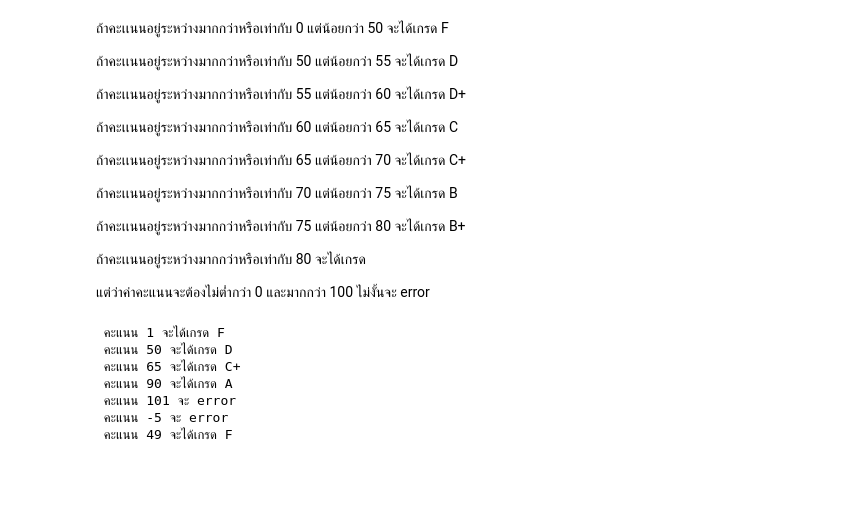
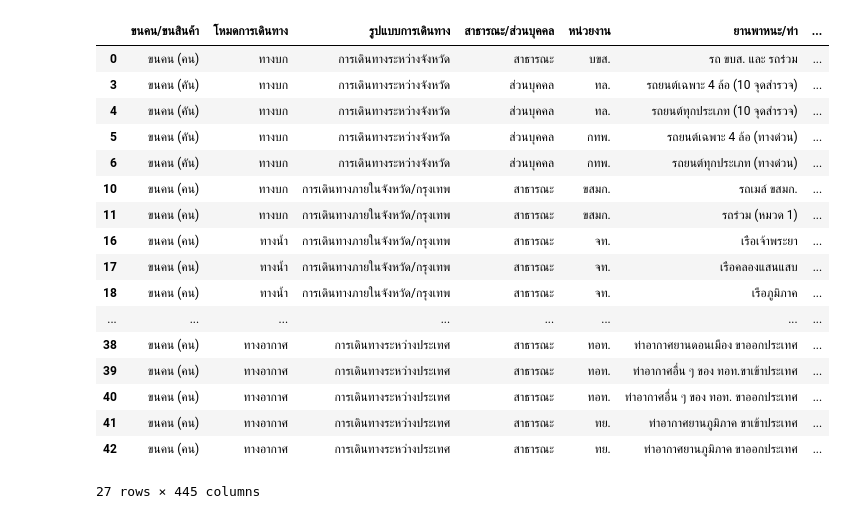
Before and after one commit to jiriyaporn/data_viz, a Jupyter notebook: Untitled11.ipynb, the cells around one changed output. Drawn from its saved outputs; the diff is of its cells as text; code cells hidden in the pictures; blank space fills up the shorter version.

```diff
--- a/Untitled11.ipynb
+++ b/Untitled11.ipynb
@@ -12,18 +2,0 @@
-# %% [markdown]
-ถ้าคะเเนนอยู่ระหว่างมากกว่าหรือเท่ากับ   0 แต่น้อยกว่า 50 จะได้เกรด F
-
-ถ้าคะเเนนอยู่ระหว่างมากกว่าหรือเท่ากับ 50 แต่น้อยกว่า 55 จะได้เกรด D
-
-ถ้าคะเเนนอยู่ระหว่างมากกว่าหรือเท่ากับ 55 แต่น้อยกว่า 60 จะได้เกรด D+
-
-ถ้าคะเเนนอยู่ระหว่างมากกว่าหรือเท่ากับ 60 แต่น้อยกว่า 65 จะได้เกรด C
-
-ถ้าคะเเนนอยู่ระหว่างมากกว่าหรือเท่ากับ 65 แต่น้อยกว่า 70 จะได้เกรด C+
-
-ถ้าคะเเนนอยู่ระหว่างมากกว่าหรือเท่ากับ 70 แต่น้อยกว่า 75 จะได้เกรด B
-
-ถ้าคะเเนนอยู่ระหว่างมากกว่าหรือเท่ากับ 75 แต่น้อยกว่า 80 จะได้เกรด B+
-
-ถ้าคะเเนนอยู่ระหว่างมากกว่าหรือเท่ากับ 80  จะได้เกรด
-
-แต่ว่าค่าคะแนนจะต้องไม่ต่ำกว่า 0 และมากกว่า 100 ไม่งั้นจะ error
@@ -54,11 +2,0 @@ def grade_score(score) :
-# %%
-for score in input :
-  grade_score(score)
-# %% [output]
- คะแนน 1 จะได้เกรด F
- คะแนน 50 จะได้เกรด D
- คะแนน 65 จะได้เกรด C+
- คะแนน 90 จะได้เกรด A
- คะแนน 101 จะ error
- คะแนน -5 จะ error
- คะแนน 49 จะได้เกรด F
@@ -64,0 +5,24 @@ for score in input :
+# %%
+
+covid63_64 = pd.read_excel('passenger-covid19 (1).xlsx', sheet_name=1, header=0)
+covid63_64 = covid63_64.dropna()
+covid63_64
+# %% [output]
+|  | ขนคน/ขนสินค้า | โหมดการเดินทาง | รูปแบบการเดินทาง | สาธารณะ/ส่วนบุคคล | หน่วยงาน | ยานพาหนะ/ท่า | ... |
+| 0 | ขนคน (คน) | ทางบก | การเดินทางระหว่างจังหวัด | สาธารณะ | บขส. | รถ ขบส. และ รถร่วม | ... |
+| 3 | ขนคน (คัน) | ทางบก | การเดินทางระหว่างจังหวัด | ส่วนบุคคล | ทล. | รถยนต์เฉพาะ 4 ล้อ (10 จุดสำรวจ) | ... |
+| 4 | ขนคน (คัน) | ทางบก | การเดินทางระหว่างจังหวัด | ส่วนบุคคล | ทล. | รถยนต์ทุกประเภท (10 จุดสำรวจ) | ... |
+| 5 | ขนคน (คัน) | ทางบก | การเดินทางระหว่างจังหวัด | ส่วนบุคคล | กทพ. | รถยนต์เฉพาะ 4 ล้อ (ทางด่วน) | ... |
+| 6 | ขนคน (คัน) | ทางบก | การเดินทางระหว่างจังหวัด | ส่วนบุคคล | กทพ. | รถยนต์ทุกประเภท (ทางด่วน) | ... |
+| 10 | ขนคน (คน) | ทางบก | การเดินทางภายในจังหวัด/กรุงเทพ | สาธารณะ | ขสมก. | รถเมล์ ขสมก. | ... |
+| 11 | ขนคน (คน) | ทางบก | การเดินทางภายในจังหวัด/กรุงเทพ | สาธารณะ | ขสมก. | รถร่วม (หมวด 1) | ... |
+| 16 | ขนคน (คน) | ทางน้ำ | การเดินทางภายในจังหวัด/กรุงเทพ | สาธารณะ | จท. | เรือเจ้าพระยา | ... |
+| 17 | ขนคน (คน) | ทางน้ำ | การเดินทางภายในจังหวัด/กรุงเทพ | สาธารณะ | จท. | เรือคลองแสนแสบ | ... |
+| 18 | ขนคน (คน) | ทางน้ำ | การเดินทางภายในจังหวัด/กรุงเทพ | สาธารณะ | จท. | เรือภูมิภาค | ... |
+| ... | ... | ... | ... | ... | ... | ... | ... |
+| 38 | ขนคน (คน) | ทางอากาศ | การเดินทางระหว่างประเทศ | สาธารณะ | ทอท. | ท่าอากาศยานดอนเมือง ขาออกประเทศ | ... |
+| 39 | ขนคน (คน) | ทางอากาศ | การเดินทางระหว่างประเทศ | สาธารณะ | ทอท. | ท่าอากาศอื่น ๆ ของ ทอท.ขาเข้าประเทศ | ... |
+| 40 | ขนคน (คน) | ทางอากาศ | การเดินทางระหว่างประเทศ | สาธารณะ | ทอท. | ท่าอากาศอื่น ๆ ของ ทอท. ขาออกประเทศ | ... |
+| 41 | ขนคน (คน) | ทางอากาศ | การเดินทางระหว่างประเทศ | สาธารณะ | ทย. | ท่าอากาศยานภูมิภาค ขาเข้าประเทศ | ... |
+| 42 | ขนคน (คน) | ทางอากาศ | การเดินทางระหว่างประเทศ | สาธารณะ | ทย. | ท่าอากาศยานภูมิภาค ขาออกประเทศ | ... |
+27 rows × 445 columns
```
Also changed, not shown: parts of 6 cells of this notebook.
